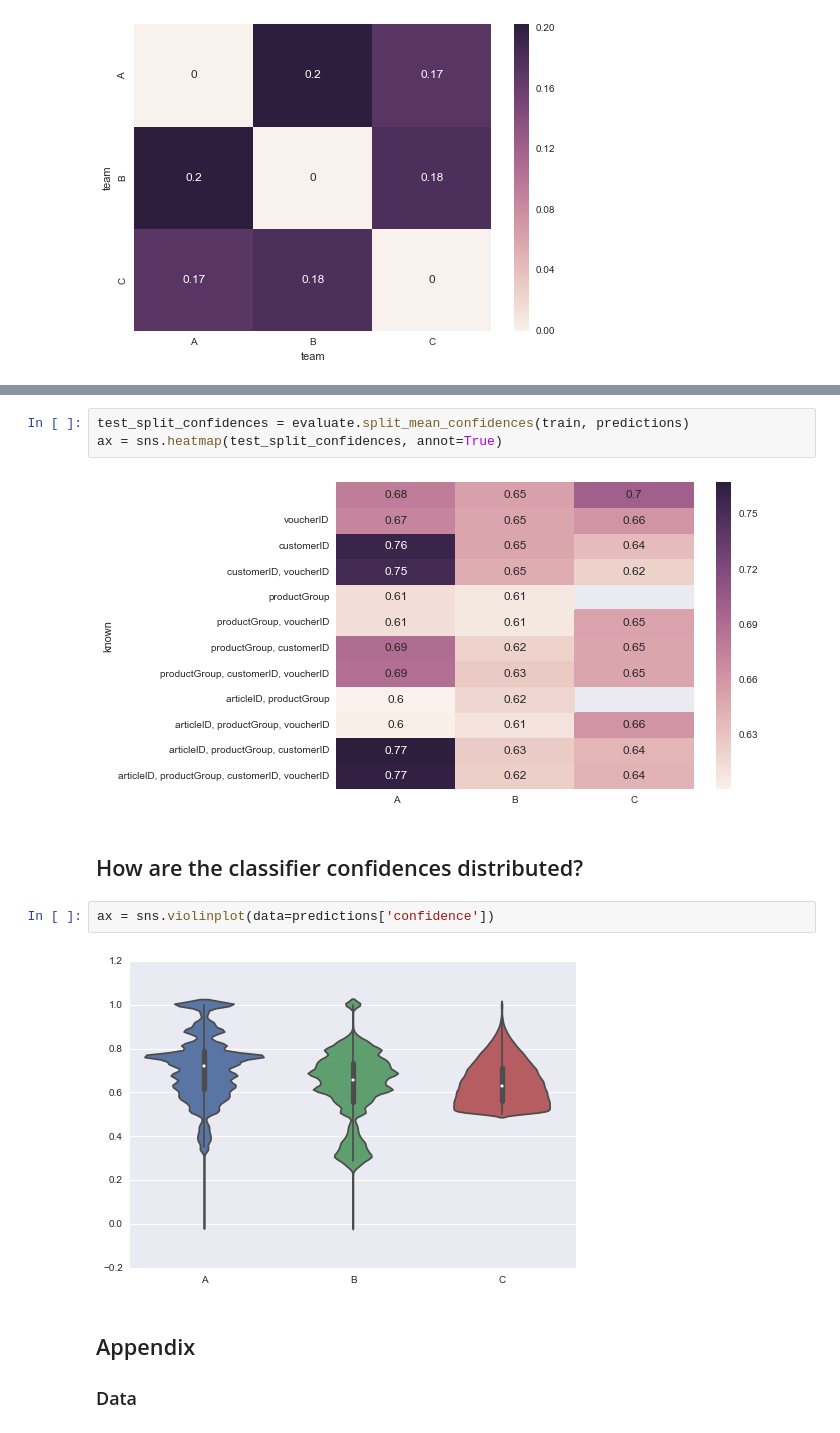
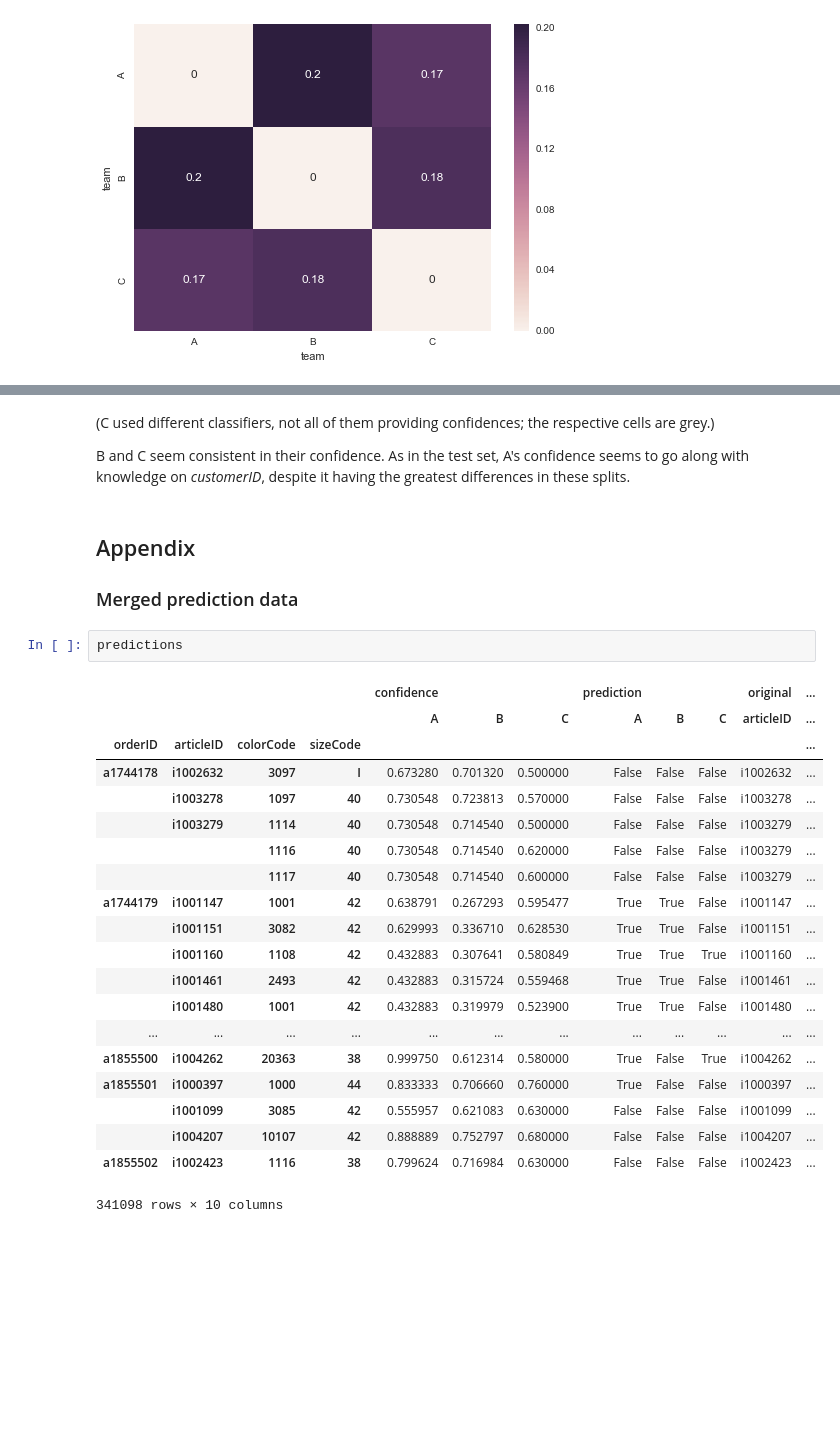
Before and after one commit to busfahren/dmc-results, a Jupyter notebook: class-evaluation.ipynb, the cells around one changed output, grey strips where cells are left out. Cells and saved outputs as stored; diff of their text form; blank space fills up the shorter version.

```diff
--- a/class-evaluation.ipynb
+++ b/class-evaluation.ipynb
@@ -51,14 +74,30 @@ ax = sns.barplot(x='size', y=target_split_sizes.index, data=target_split_sizes)
-# %%
-test_split_confidences = evaluate.split_mean_confidences(train, predictions)
-ax = sns.heatmap(test_split_confidences, annot=True)
-# %% [output]
-[figure, removed]
-# %% [markdown]
-## How are the classifier confidences distributed?
-# %%
-ax = sns.violinplot(data=predictions['confidence'])
-# %% [output]
-[figure, removed]
+# %% [markdown]
+(C used different classifiers, not all of them providing confidences; the respective cells are grey.)
+
+B and C seem consistent in their confidence. As in the test set, A's confidence seems to go along with knowledge on *customerID*, despite it having the greatest differences in these splits.
 # %% [markdown]
 ## Appendix
-### Data
+### Merged prediction data
+# %%
+predictions
+# %% [output]
+|  |  |  |  | confidence |  |  | prediction |  |  | original | ... |
+|  |  |  |  | A | B | C | A | B | C | articleID | ... |
+| orderID | articleID | colorCode | sizeCode |  |  |  |  |  |  |  | ... |
+| a1744178 | i1002632 | 3097 | I | 0.673280 | 0.701320 | 0.500000 | False | False | False | i1002632 | ... |
+|  | i1003278 | 1097 | 40 | 0.730548 | 0.723813 | 0.570000 | False | False | False | i1003278 | ... |
+|  | i1003279 | 1114 | 40 | 0.730548 | 0.714540 | 0.500000 | False | False | False | i1003279 | ... |
+|  |  | 1116 | 40 | 0.730548 | 0.714540 | 0.620000 | False | False | False | i1003279 | ... |
+|  |  | 1117 | 40 | 0.730548 | 0.714540 | 0.600000 | False | False | False | i1003279 | ... |
+| a1744179 | i1001147 | 1001 | 42 | 0.638791 | 0.267293 | 0.595477 | True | True | False | i1001147 | ... |
+|  | i1001151 | 3082 | 42 | 0.629993 | 0.336710 | 0.628530 | True | True | False | i1001151 | ... |
+|  | i1001160 | 1108 | 42 | 0.432883 | 0.307641 | 0.580849 | True | True | True | i1001160 | ... |
+|  | i1001461 | 2493 | 42 | 0.432883 | 0.315724 | 0.559468 | True | True | False | i1001461 | ... |
+|  | i1001480 | 1001 | 42 | 0.432883 | 0.319979 | 0.523900 | True | True | False | i1001480 | ... |
+| ... | ... | ... | ... | ... | ... | ... | ... | ... | ... | ... | ... |
+| a1855500 | i1004262 | 20363 | 38 | 0.999750 | 0.612314 | 0.580000 | True | False | True | i1004262 | ... |
+| a1855501 | i1000397 | 1000 | 44 | 0.833333 | 0.706660 | 0.760000 | True | False | False | i1000397 | ... |
+|  | i1001099 | 3085 | 42 | 0.555957 | 0.621083 | 0.630000 | False | False | False | i1001099 | ... |
+|  | i1004207 | 10107 | 42 | 0.888889 | 0.752797 | 0.680000 | False | False | False | i1004207 | ... |
+| a1855502 | i1002423 | 1116 | 38 | 0.799624 | 0.716984 | 0.630000 | False | False | False | i1002423 | ... |
+341098 rows × 10 columns
```
Also changed, not shown: parts of 12 cells of this notebook, 1 other file.
